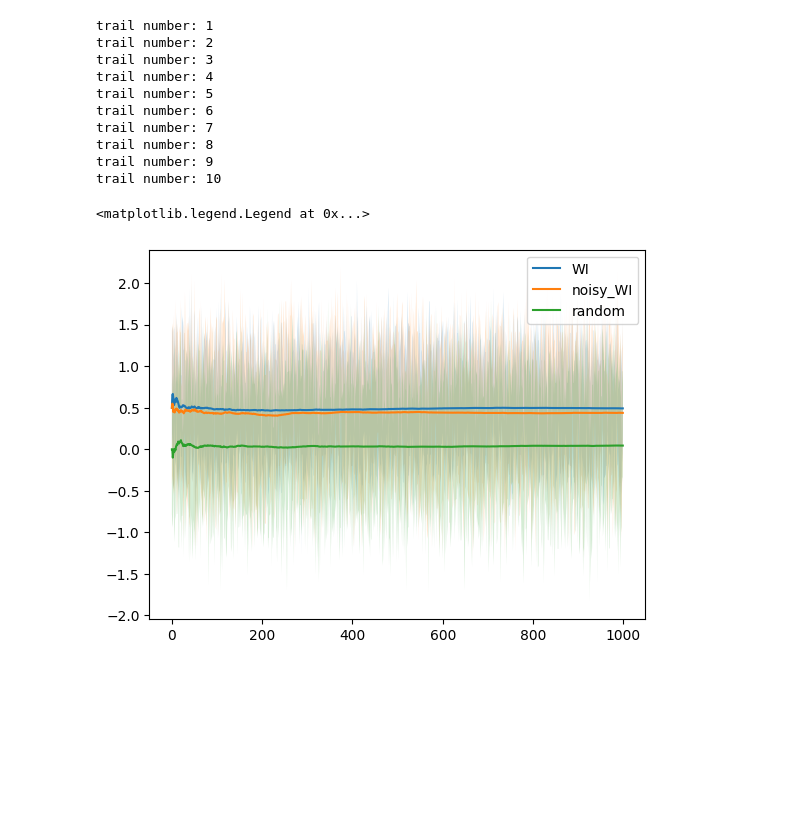
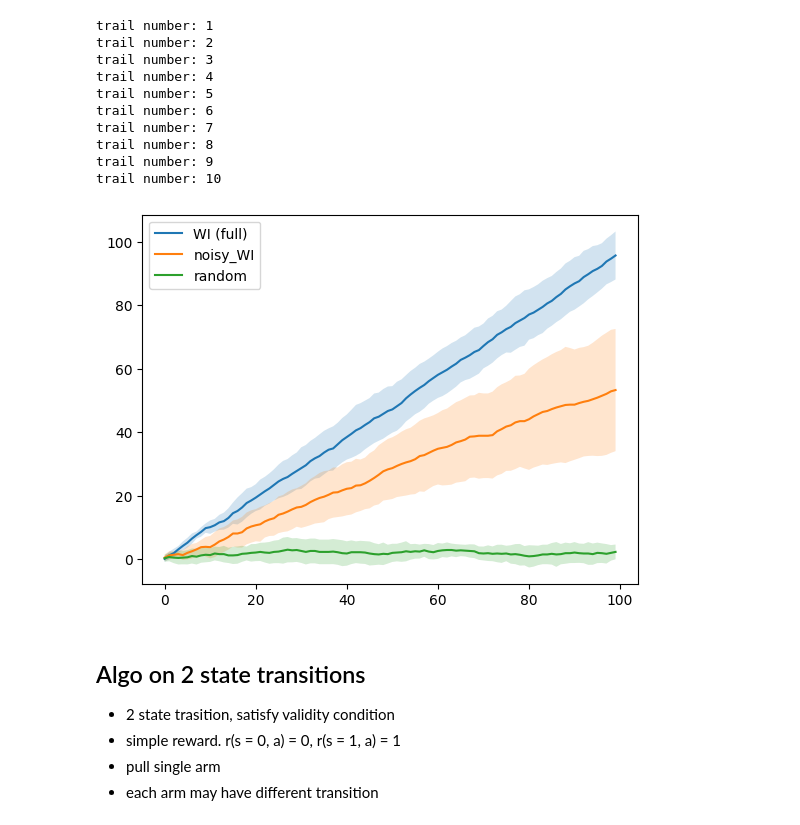
Before and after one commit to JiujiaZ/restless_bandit_basics, a Jupyter notebook: run.ipynb, the cells around one changed output. Drawn from its saved outputs; the diff is of its cells as text; code cells hidden in the pictures; blank space fills up the shorter version.

```diff
--- a/run.ipynb
+++ b/run.ipynb
@@ -125,7 +141,7 @@ for i in range(n_trials):
     perturbed_transitions = np.zeros_like(transitions)
     for n in range(n_arms):
         perturbed_transitions[n,:,:,:] = noisy_transitions(transitions[n], sigma)
-    noisy_WI_reward.append(WI_train(rb, R, transitions = perturbed_transitions, episode = 1000, K = K ))
+    noisy_WI_reward.append(WI_train(rb, R, transitions = perturbed_transitions, episode = 100, K = K ))
 # %% [output]
 trail number: 1
 trail number: 2
@@ -137,20 +153,17 @@ trail number: 7
 trail number: 8
 trail number: 9
 trail number: 10
-# %%
-noisy_WI_mean = np.array(noisy_WI_reward).mean(axis = 0)
-noisy_WI_std = np.array(noisy_WI_reward).std(axis = 0)
-
-plt.plot(np.cumsum(WI_mean)/(np.arange(len(WI_mean))+1), label = 'WI')
-plt.plot(np.cumsum(noisy_WI_mean)/(np.arange(len(noisy_WI_mean))+1), label = 'noisy_WI')
-plt.plot(np.cumsum(random_mean)/(np.arange(len(random_mean))+1), label = 'random')
-
-plt.fill_between(np.arange(len(WI_mean)), WI_mean-WI_std, WI_mean+WI_std, alpha=0.2)
-plt.fill_between(np.arange(len(noisy_WI_mean)),
-                 noisy_WI_mean-noisy_WI_std, noisy_WI_mean+noisy_WI_std, alpha=0.2)
-plt.fill_between(np.arange(len(random_mean)), random_mean-random_std, random_mean+random_std, alpha=0.2)
-
-plt.legend()
-# %% [output]
-<matplotlib.legend.Legend at 0x...>
-[figure, removed]
+# %%
+data = [WI_reward, noisy_WI_reward, random_reward]
+labels = ['WI (full)', 'noisy_WI', 'random']
+
+make_plot(data, labels)
+# %% [output]
+[figure, added]
+# %% [markdown]
+## Algo on 2 state transitions
+
+*   2 state trasition, satisfy validity condition
+*   simple reward. r(s = 0, a) = 0, r(s = 1, a) = 1
+*   pull single arm
+*   each arm may have different transition
```
Also changed, not shown: parts of 15 cells of this notebook.
